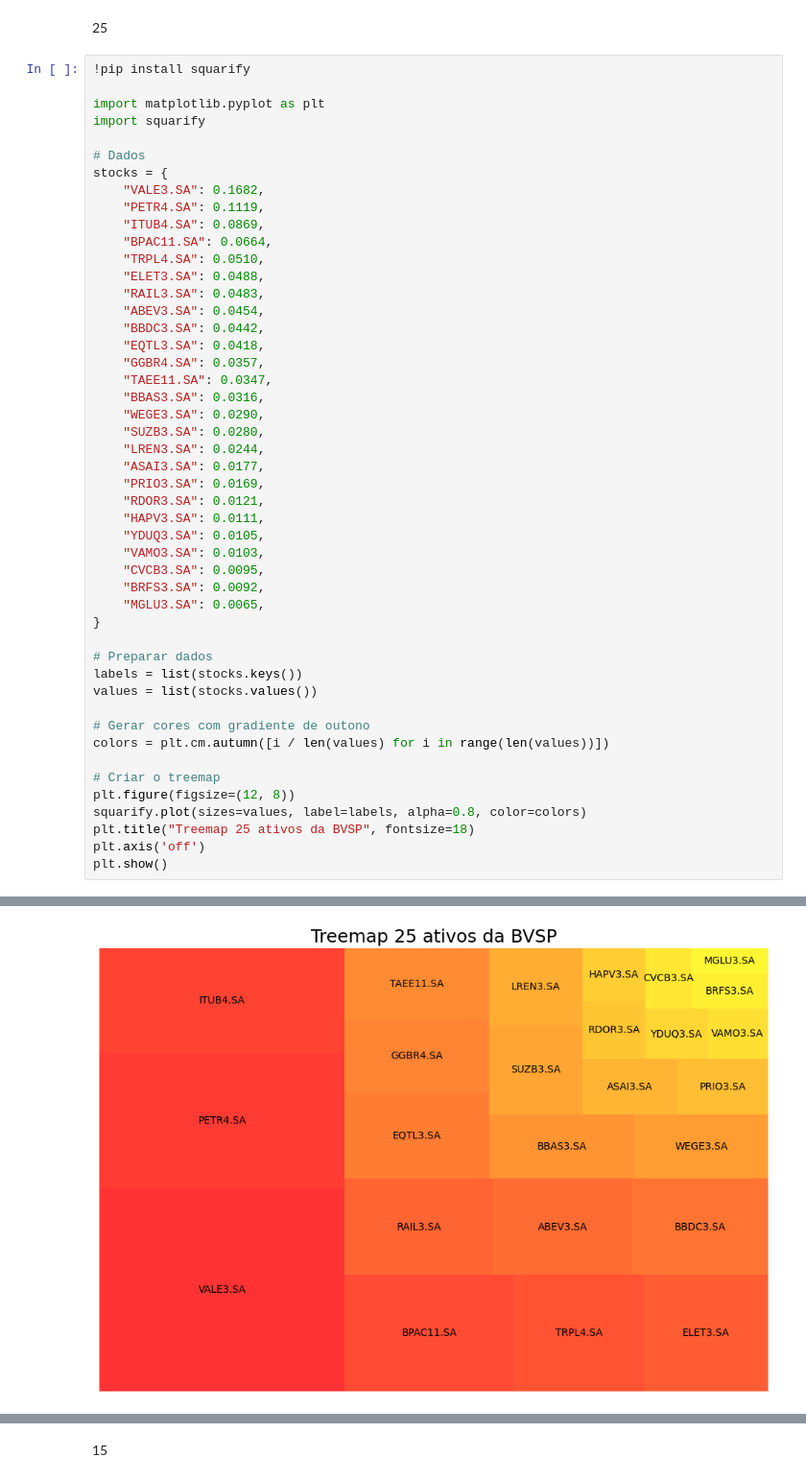
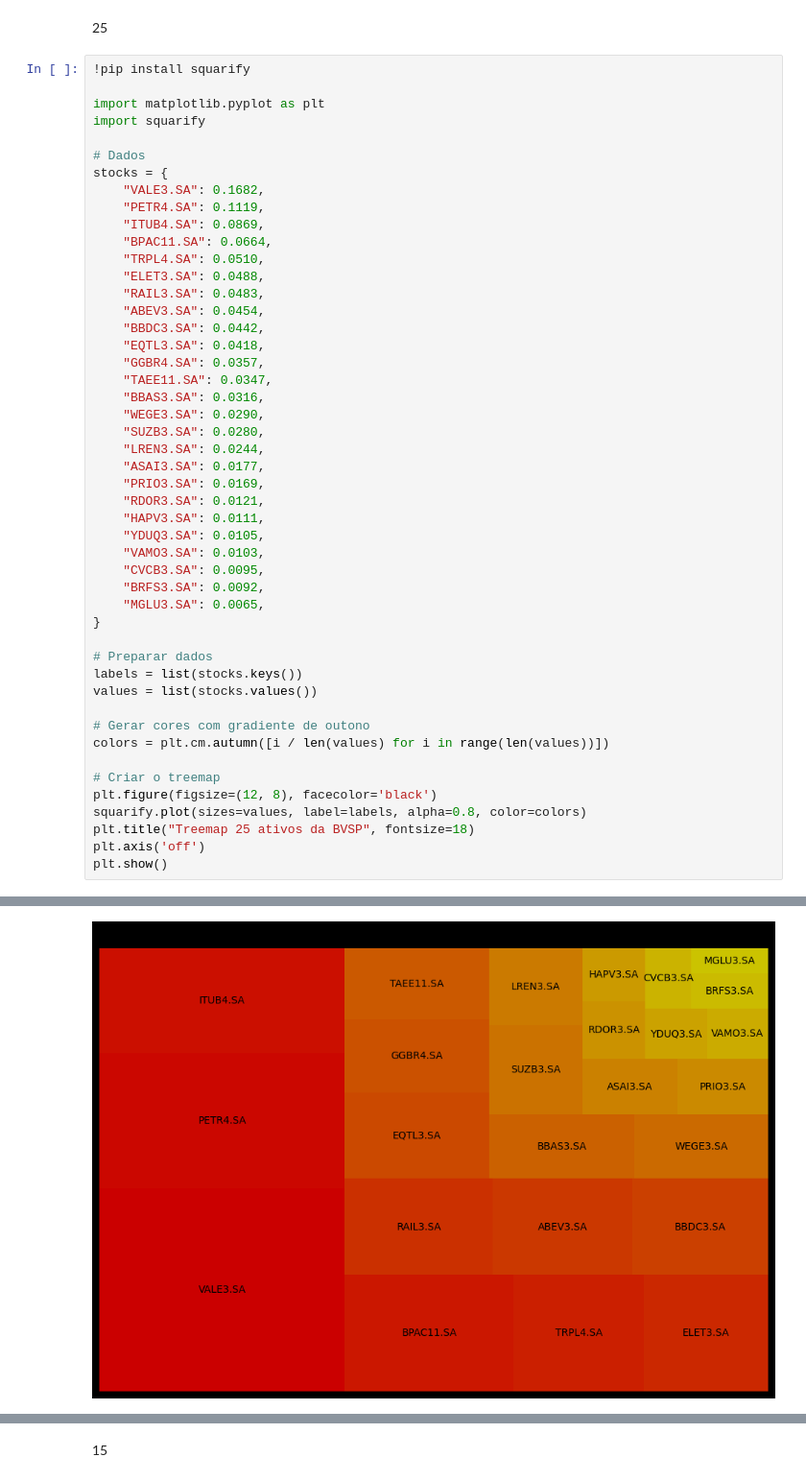
Before and after one commit to vitorholiveira/index_tracking, a Jupyter notebook: index_tracking2.ipynb, the cells around one changed output, grey strips where cells are left out. Shown at 96% size. Saved outputs shown, nothing was run; the diff lists cells and outputs as text.

```diff
--- a/index_tracking2.ipynb
+++ b/index_tracking2.ipynb
@@ -736,7 +736,7 @@ values = list(stocks.values())
 colors = plt.cm.autumn([i / len(values) for i in range(len(values))])
 
 # Criar o treemap
-plt.figure(figsize=(12, 8))
+plt.figure(figsize=(12, 8), facecolor='black')
 squarify.plot(sizes=values, label=labels, alpha=0.8, color=colors)
 plt.title("Treemap 25 ativos da BVSP", fontsize=18)
 plt.axis('off')
@@ -746 +751 @@ Requirement already satisfied: squarify in /usr/local/lib/python3.10/dist-packag
-[figure, old version]
+[figure, new version]
```
Also changed, not shown: parts of 3 cells of this notebook, 16 other files.
